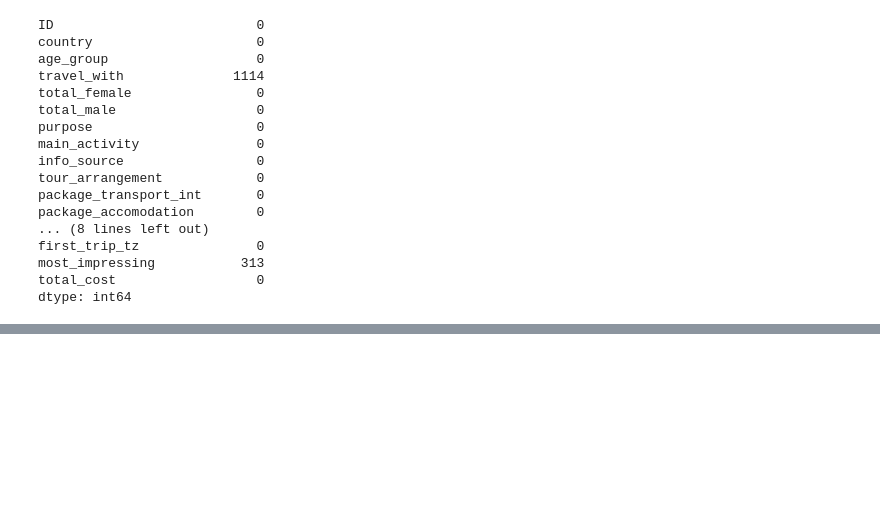
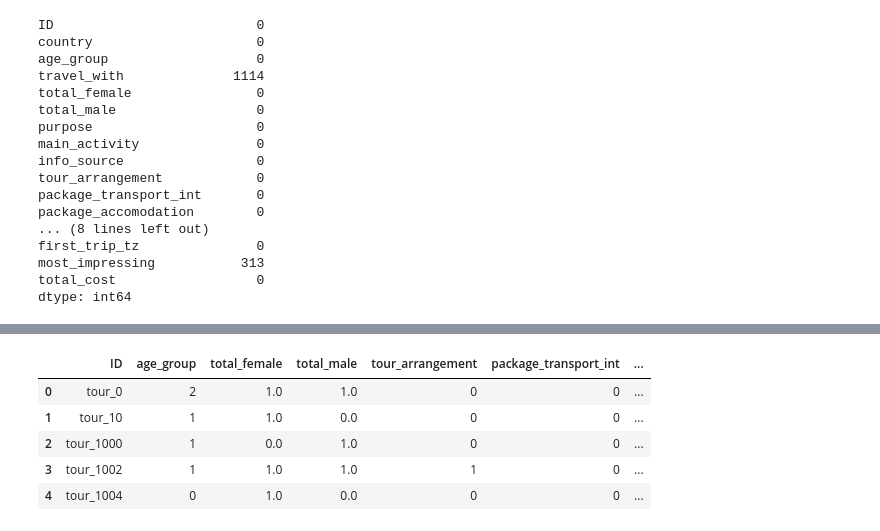
Before and after one commit to innocent-charles/TanzaTour-AI, a Jupyter notebook: Tazatep dataset/TanzaTourAI_version.ipynb, the cells around one changed output, grey strips where cells are left out. Saved outputs shown, nothing was run; the diff lists cells and outputs as text; code cells hidden in the pictures; blank space fills up the shorter version.

```diff
--- a/Tazatep dataset/TanzaTourAI_version.ipynb
+++ b/Tazatep dataset/TanzaTourAI_version.ipynb
@@ -254,0 +322,18 @@ dtype: int64
+# %%
+lab_encode=(
+    "tour_arrangement",
+    "package_transport_int",
+    "package_accomodation",
+    "package_food",
+    "package_transport_tz",
+    "package_sightseeing",
+    "package_guided_tour",
+    "package_insurance",
+    "first_trip_tz",
+    "age_group",
+    "payment_mode"
+)
+# %%
+encoder=LabelEncoder()
+for x in lab_encode:
+    data[x]=encoder.fit_transform(data[x])
@@ -254,0 +393,9 @@ dtype: int64
+# %%
+data.head()
+# %% [output]
+|  | ID | age_group | total_female | total_male | tour_arrangement | package_transport_int | ... |
+| 0 | tour_0 | 2 | 1.0 | 1.0 | 0 | 0 | ... |
+| 1 | tour_10 | 1 | 1.0 | 0.0 | 0 | 0 | ... |
+| 2 | tour_1000 | 1 | 0.0 | 1.0 | 0 | 0 | ... |
+| 3 | tour_1002 | 1 | 1.0 | 1.0 | 1 | 0 | ... |
+| 4 | tour_1004 | 0 | 1.0 | 0.0 | 0 | 0 | ... |
```
Also changed, not shown: parts of 21 cells of this notebook.
